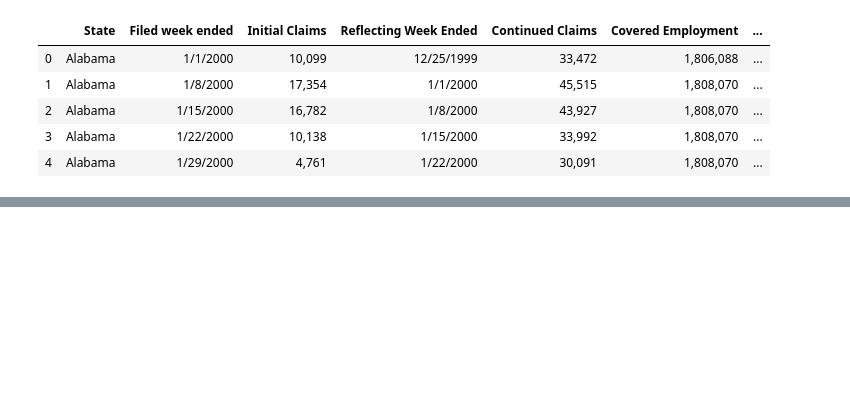
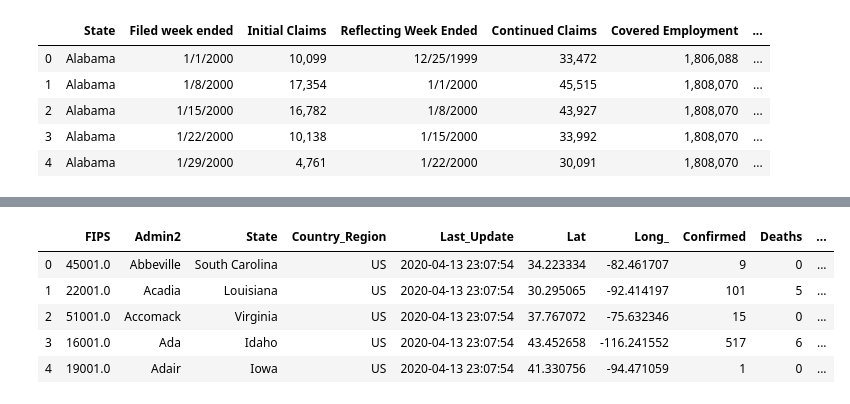
Before and after one commit to Baby-Yoda2423/Python4Project, a Jupyter notebook: Python Project.ipynb, the cells around one changed output, grey strips where cells are left out. Drawn from its saved outputs; the diff is of its cells as text; code cells hidden in the pictures; blank space fills up the shorter version.

```diff
--- a/Python Project.ipynb
+++ b/Python Project.ipynb
@@ -34,3 +46,14 @@ covid.head()
 | 2 | 51001.0 | Accomack | Virginia | US | 2020-04-13 23:07:54 | 37.767072 | -75.632346 | 15 | 0 | ... |
 | 3 | 16001.0 | Ada | Idaho | US | 2020-04-13 23:07:54 | 43.452658 | -116.241552 | 517 | 6 | ... |
 | 4 | 19001.0 | Adair | Iowa | US | 2020-04-13 23:07:54 | 41.330756 | -94.471059 | 1 | 0 | ... |
+# %%
+covid_new = covid.rename(columns={'Province_State': 'State'},)
+# %%
+covid_new.head()
+# %% [output]
+|  | FIPS | Admin2 | State | Country_Region | Last_Update | Lat | Long_ | Confirmed | Deaths | ... |
+| 0 | 45001.0 | Abbeville | South Carolina | US | 2020-04-13 23:07:54 | 34.223334 | -82.461707 | 9 | 0 | ... |
+| 1 | 22001.0 | Acadia | Louisiana | US | 2020-04-13 23:07:54 | 30.295065 | -92.414197 | 101 | 5 | ... |
+| 2 | 51001.0 | Accomack | Virginia | US | 2020-04-13 23:07:54 | 37.767072 | -75.632346 | 15 | 0 | ... |
+| 3 | 16001.0 | Ada | Idaho | US | 2020-04-13 23:07:54 | 43.452658 | -116.241552 | 517 | 6 | ... |
+| 4 | 19001.0 | Adair | Iowa | US | 2020-04-13 23:07:54 | 41.330756 | -94.471059 | 1 | 0 | ... |
```
Also changed, not shown: parts of 19 cells of this notebook.
